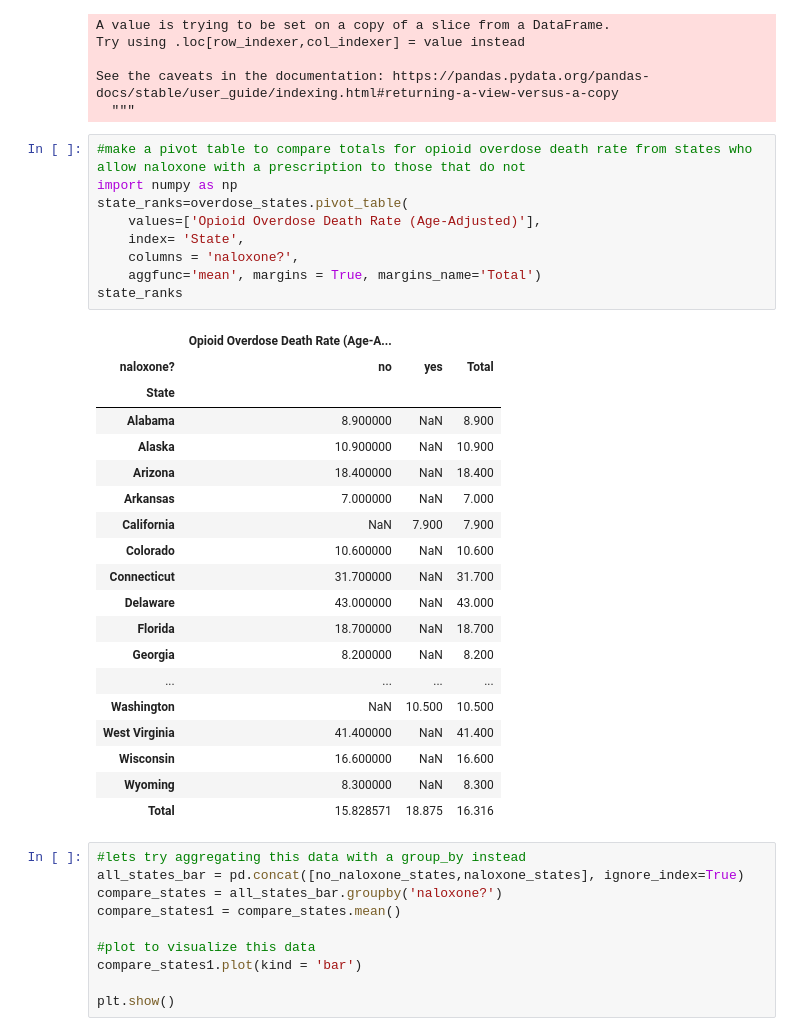
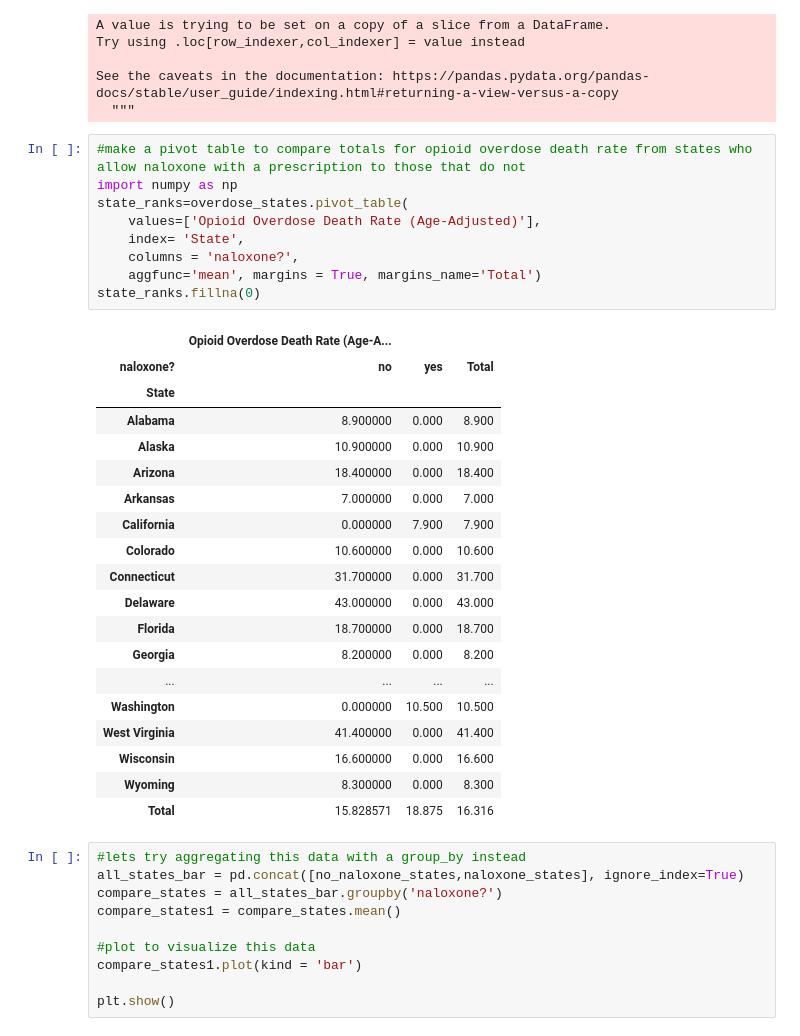
Before and after one commit to lillyeversman/hds5210-2022, a Jupyter notebook: final/eversman_final.ipynb, the cells around one changed output. Saved outputs shown, nothing was run; the diff lists cells and outputs as text.

```diff
--- a/final/eversman_final.ipynb
+++ b/final/eversman_final.ipynb
@@ -459,31 +543,31 @@ See the caveats in the documentation: https://pandas.pydata.org/pandas-docs/stab
 # %%
 #make a pivot table to compare totals for opioid overdose death rate from states who allow naloxone with a prescription to those that do not
 import numpy as np
 state_ranks=overdose_states.pivot_table(
     values=['Opioid Overdose Death Rate (Age-Adjusted)'],
     index= 'State',
     columns = 'naloxone?',
     aggfunc='mean', margins = True, margins_name='Total')
-state_ranks
+state_ranks.fillna(0)
 # %% [output]
 |  | Opioid Overdose Death Rate (Age-A... |  |  |
 | naloxone? | no | yes | Total |
 | State |  |  |  |
-| Alabama | 8.900000 | NaN | 8.900 |
-| Alaska | 10.900000 | NaN | 10.900 |
-| Arizona | 18.400000 | NaN | 18.400 |
-| Arkansas | 7.000000 | NaN | 7.000 |
-| California | NaN | 7.900 | 7.900 |
-| Colorado | 10.600000 | NaN | 10.600 |
-| Connecticut | 31.700000 | NaN | 31.700 |
-| Delaware | 43.000000 | NaN | 43.000 |
-| Florida | 18.700000 | NaN | 18.700 |
-| Georgia | 8.200000 | NaN | 8.200 |
+| Alabama | 8.900000 | 0.000 | 8.900 |
+| Alaska | 10.900000 | 0.000 | 10.900 |
+| Arizona | 18.400000 | 0.000 | 18.400 |
+| Arkansas | 7.000000 | 0.000 | 7.000 |
+| California | 0.000000 | 7.900 | 7.900 |
+| Colorado | 10.600000 | 0.000 | 10.600 |
+| Connecticut | 31.700000 | 0.000 | 31.700 |
+| Delaware | 43.000000 | 0.000 | 43.000 |
+| Florida | 18.700000 | 0.000 | 18.700 |
+| Georgia | 8.200000 | 0.000 | 8.200 |
 | ... | ... | ... | ... |
-| Washington | NaN | 10.500 | 10.500 |
-| West Virginia | 41.400000 | NaN | 41.400 |
-| Wisconsin | 16.600000 | NaN | 16.600 |
-| Wyoming | 8.300000 | NaN | 8.300 |
+| Washington | 0.000000 | 10.500 | 10.500 |
+| West Virginia | 41.400000 | 0.000 | 41.400 |
+| Wisconsin | 16.600000 | 0.000 | 16.600 |
+| Wyoming | 8.300000 | 0.000 | 8.300 |
 | Total | 15.828571 | 18.875 | 16.316 |
 # %%
 #lets try aggregating this data with a group_by instead
```
Also changed, not shown: parts of 18 cells of this notebook.
